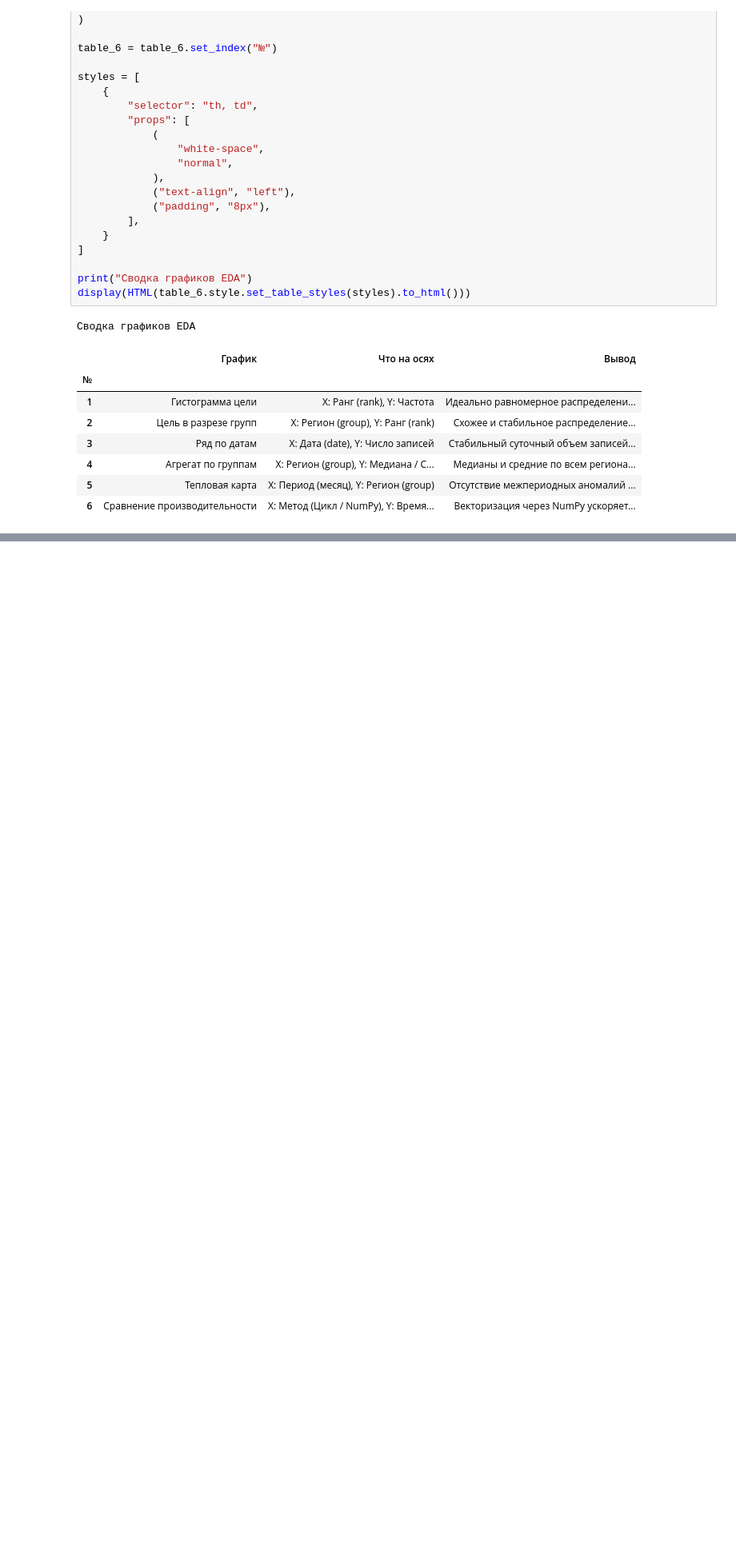
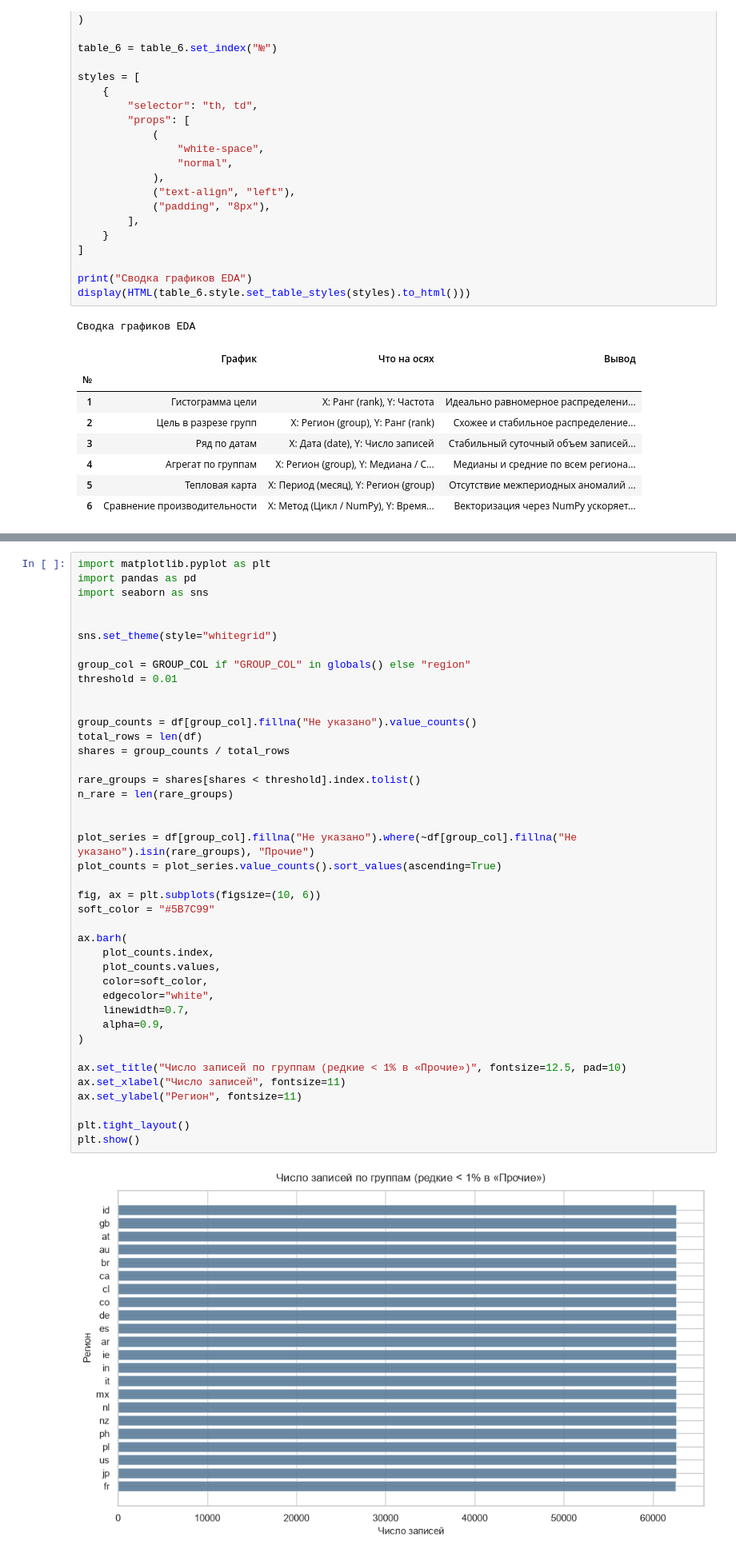
Before and after one commit to haeozo/Data, a Jupyter notebook: notebooks/04_eda.ipynb, the cells around one changed output, grey strips where cells are left out. Shown at 80% size. Saved outputs shown, nothing was run; the diff lists cells and outputs as text; blank space fills up the shorter version.

```diff
--- a/notebooks/04_eda.ipynb
+++ b/notebooks/04_eda.ipynb
@@ -631,0 +608,43 @@ display(HTML(table_6.style.set_table_styles(styles).to_html()))
+# %%
+import matplotlib.pyplot as plt
+import pandas as pd
+import seaborn as sns
+
+
+sns.set_theme(style="whitegrid")
+
+group_col = GROUP_COL if "GROUP_COL" in globals() else "region"
+threshold = 0.01
+
+
+group_counts = df[group_col].fillna("Не указано").value_counts()
+total_rows = len(df)
+shares = group_counts / total_rows
+
+rare_groups = shares[shares < threshold].index.tolist()
+n_rare = len(rare_groups)
+
+
+plot_series = df[group_col].fillna("Не указано").where(~df[group_col].fillna("Не указано").isin(rare_groups), "Прочие")
+plot_counts = plot_series.value_counts().sort_values(ascending=True)
+
+fig, ax = plt.subplots(figsize=(10, 6))
+soft_color = "#5B7C99"
+
+ax.barh(
+    plot_counts.index,
+    plot_counts.values,
+    color=soft_color,
+    edgecolor="white",
+    linewidth=0.7,
+    alpha=0.9,
+)
+
+ax.set_title("Число записей по группам (редкие < 1% в «Прочие»)", fontsize=12.5, pad=10)
+ax.set_xlabel("Число записей", fontsize=11)
+ax.set_ylabel("Регион", fontsize=11)
+
+plt.tight_layout()
+plt.show()
+# %% [output]
+[figure, added]
```
Also changed, not shown: parts of 17 cells of this notebook.
